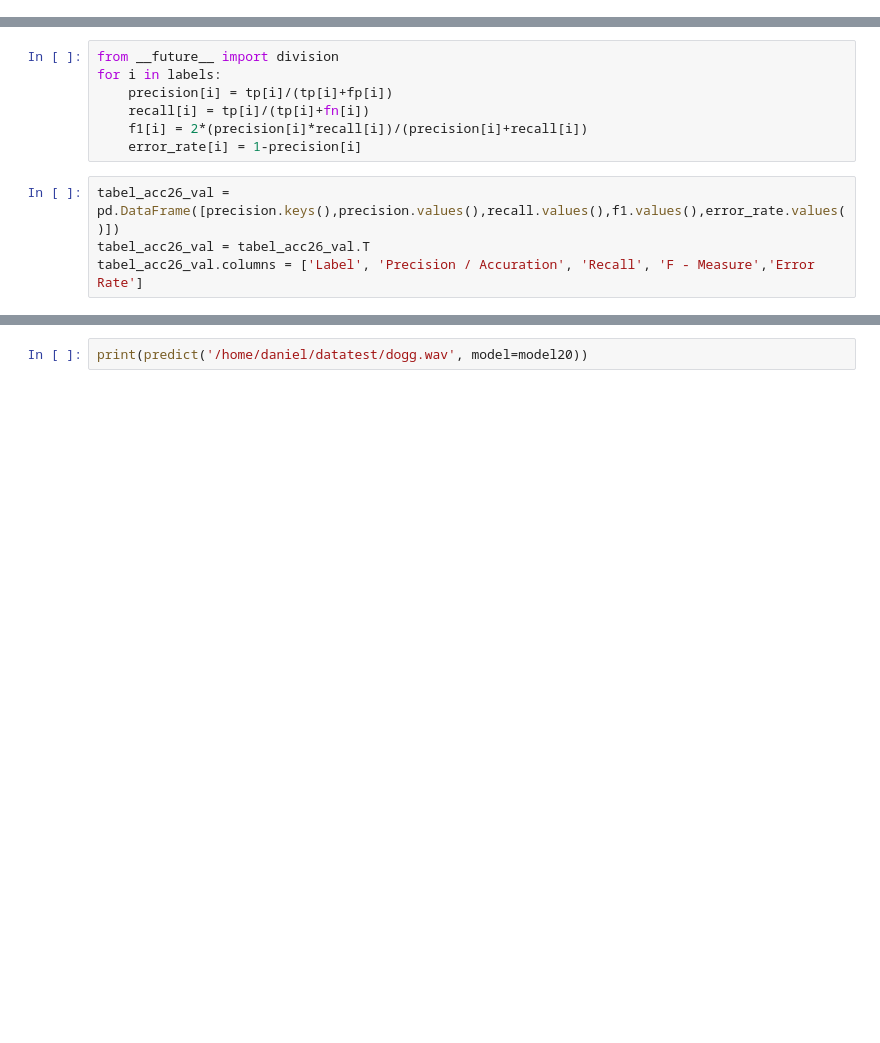
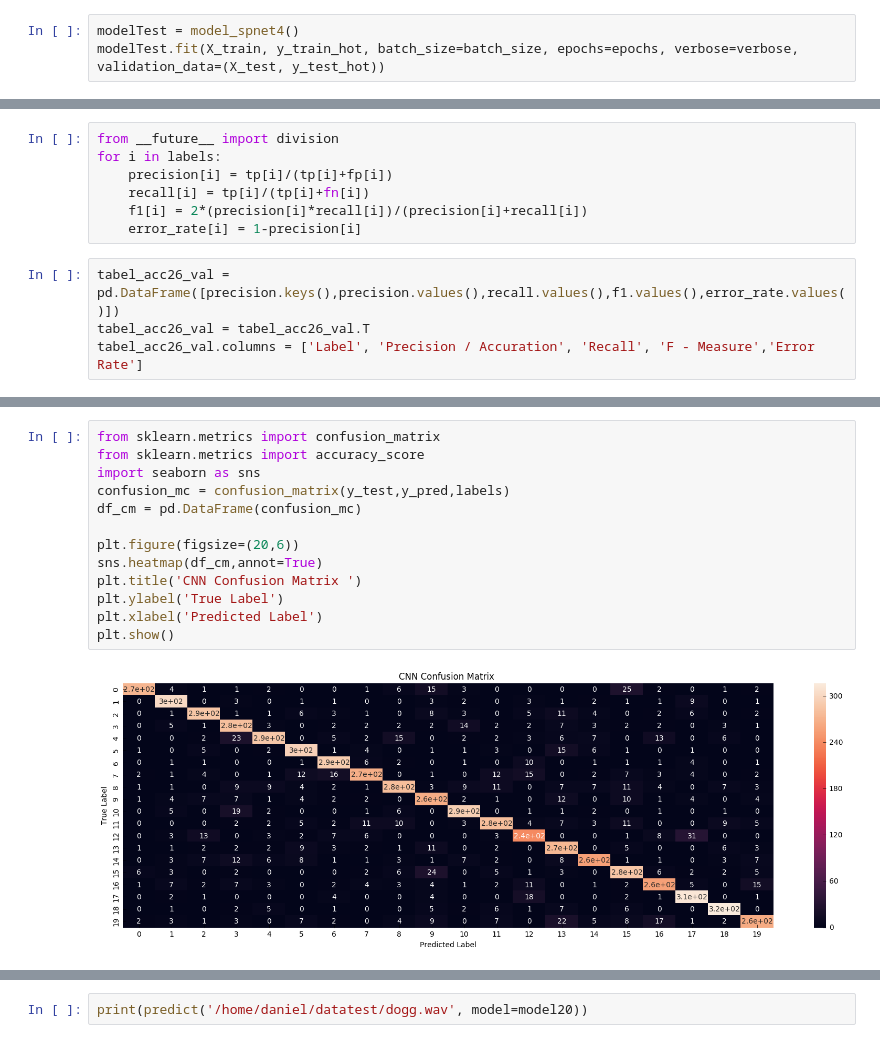
Before and after one commit to iss14036/Single-Word-Recognition-with-CNN, a Jupyter notebook: CNN_DEFAULT.ipynb, the cells around one changed output, grey strips where cells are left out. Cells and saved outputs as stored; diff of their text form; blank space fills up the shorter version.

Commit message:
curve

```diff
--- a/CNN_DEFAULT.ipynb
+++ b/CNN_DEFAULT.ipynb
@@ -796,3 +794,6 @@ plt.title('Validation Accuration with SPnet 4x4 for Coefficient 20')
 plt.show()
 # %% [output]
 [figure]
+# %%
+modelTest = model_spnet4()
+modelTest.fit(X_train, y_train_hot, batch_size=batch_size, epochs=epochs, verbose=verbose, validation_data=(X_test, y_test_hot))
@@ -1209,0 +1313,15 @@ tabel_acc26_val
+# %%
+from sklearn.metrics import confusion_matrix
+from sklearn.metrics import accuracy_score
+import seaborn as sns
+confusion_mc = confusion_matrix(y_test,y_pred,labels)
+df_cm = pd.DataFrame(confusion_mc)
+
+plt.figure(figsize=(20,6))
+sns.heatmap(df_cm,annot=True)
+plt.title('CNN Confusion Matrix ')
+plt.ylabel('True Label')
+plt.xlabel('Predicted Label')
+plt.show()
+# %% [output]
+[figure, added]
```
Also changed, not shown: parts of 14 cells of this notebook.
